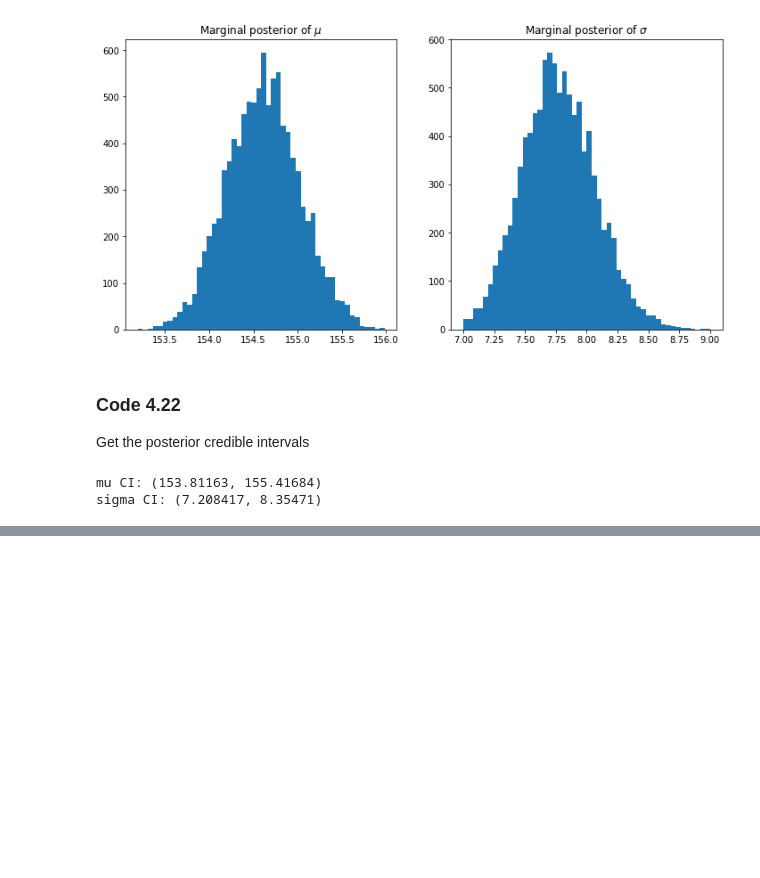
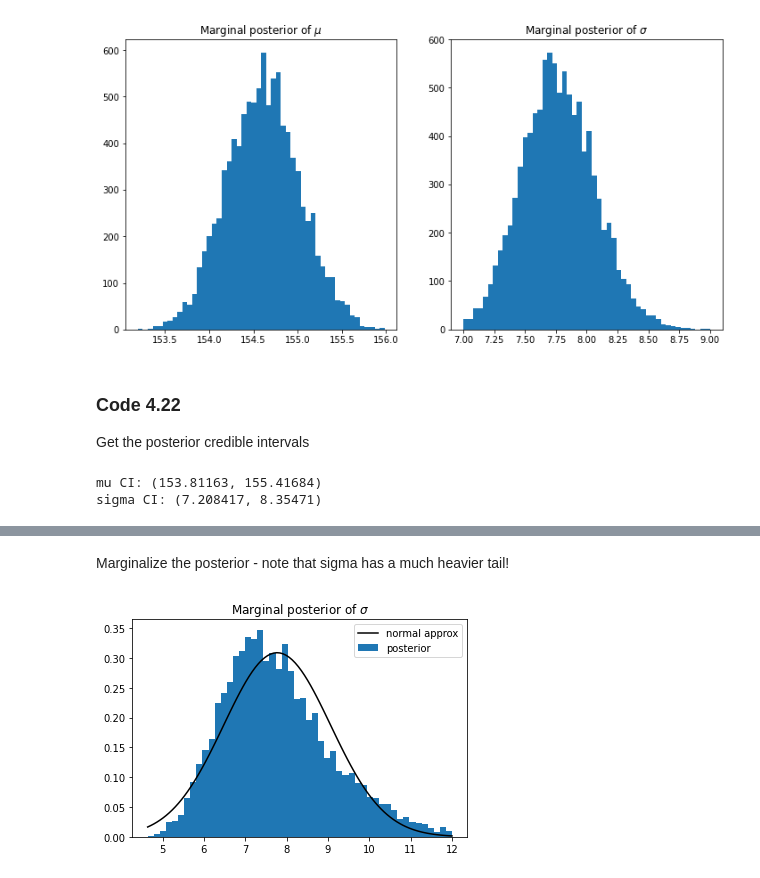
Before and after one commit to ecotner/statistical-rethinking, a Jupyter notebook: notebooks/4_geocentric_models.ipynb, the cells around one changed output, grey strips where cells are left out. Cells and saved outputs as stored; diff of their text form; code cells hidden in the pictures; blank space fills up the shorter version.

```diff
--- a/notebooks/4_geocentric_models.ipynb
+++ b/notebooks/4_geocentric_models.ipynb
@@ -299,0 +336,14 @@ sigma CI: (7.208417, 8.35471)
+# %% [markdown]
+Marginalize the posterior - note that sigma has a much heavier tail!
+# %%
+plt.hist(samples[1], bins=50, density=True, label="posterior")
+mean = samples[1].mean()
+std = samples[1].std()
+x = np.linspace(samples[1].min(), samples[1].max(), 100)
+y = st.norm(loc=mean, scale=std).pdf(x)
+plt.plot(x, y, color='black', label="normal approx")
+plt.title(f"Marginal posterior of $\sigma$")
+plt.legend()
+plt.show()
+# %% [output]
+[figure, added]
```
Also changed, not shown: parts of 50 cells of this notebook.
